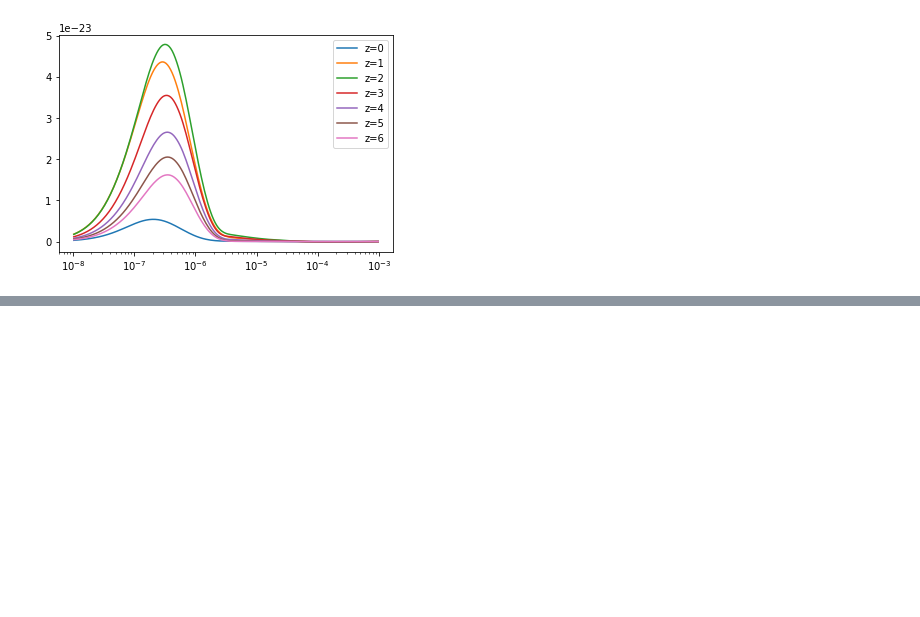
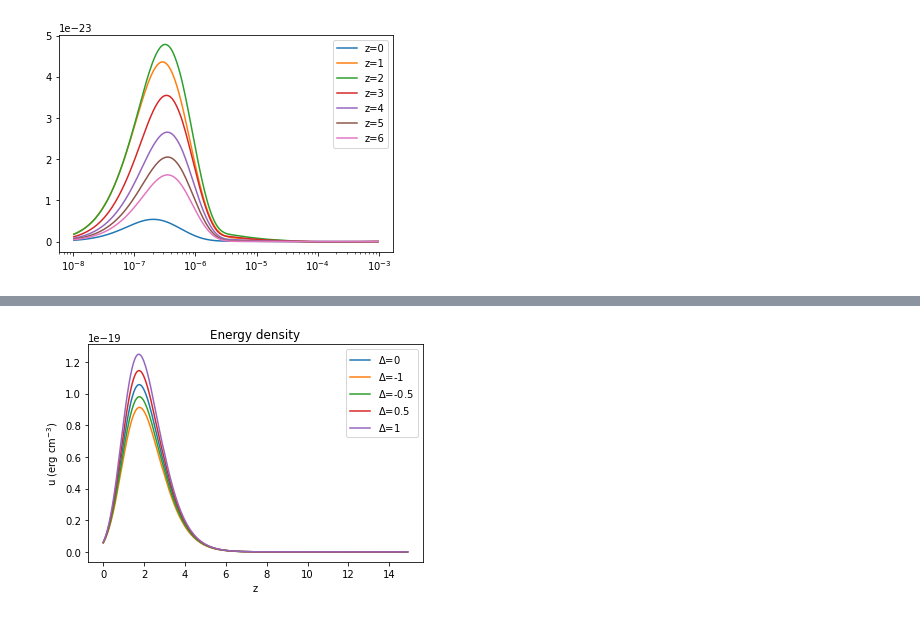
Before and after one commit to hirata10/IGMCRProject, a Jupyter notebook: result.ipynb, the cells around one changed output, grey strips where cells are left out. Drawn from its saved outputs; the diff is of its cells as text; code cells hidden in the pictures; blank space fills up the shorter version.

```diff
--- a/result.ipynb
+++ b/result.ipynb
@@ -175,0 +188,24 @@ plt.legend(loc = 'upper right')
+# %%
+utot_00, E_eV_00 = IGM_00.get_utot()
+
+utot_neg10, E_eV_neg10 = IGM_neg10.get_utot()
+
+utot_neg50, E_eV_neg50 = IGM_neg50.get_utot()
+
+utot_50, E_eV_50 = IGM_50.get_utot()
+
+utot_10, E_eV_10 = IGM_10.get_utot()
+# %%
+plt.plot(IGM_00.z, utot_00, label = '$\Delta$=0')
+plt.plot(IGM_neg10.z, utot_neg10, label = '$\Delta$=-1')
+plt.plot(IGM_neg50.z, utot_neg50, label = '$\Delta$=-0.5')
+plt.plot(IGM_50.z, utot_50, label = '$\Delta$=0.5')
+plt.plot(IGM_10.z, utot_10, label = '$\Delta$=1')
+plt.legend(loc = 'upper right')
+plt.title('Energy density')
+plt.xlabel('z')
+plt.ylabel('u ($\mathrm{erg\ cm^{-3}}$)')
+plt.savefig('utot.png')
+plt.show()
+# %% [output]
+[figure, added]
```
Also changed, not shown: parts of 3 cells of this notebook.
